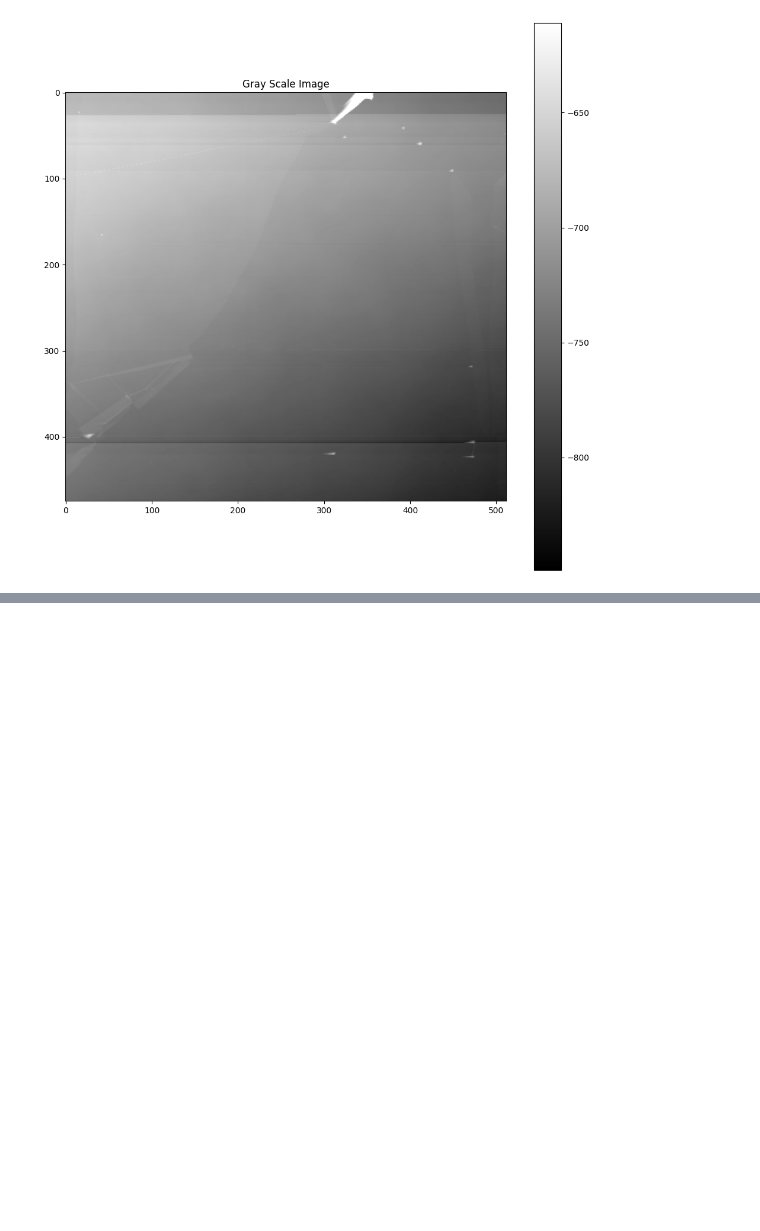
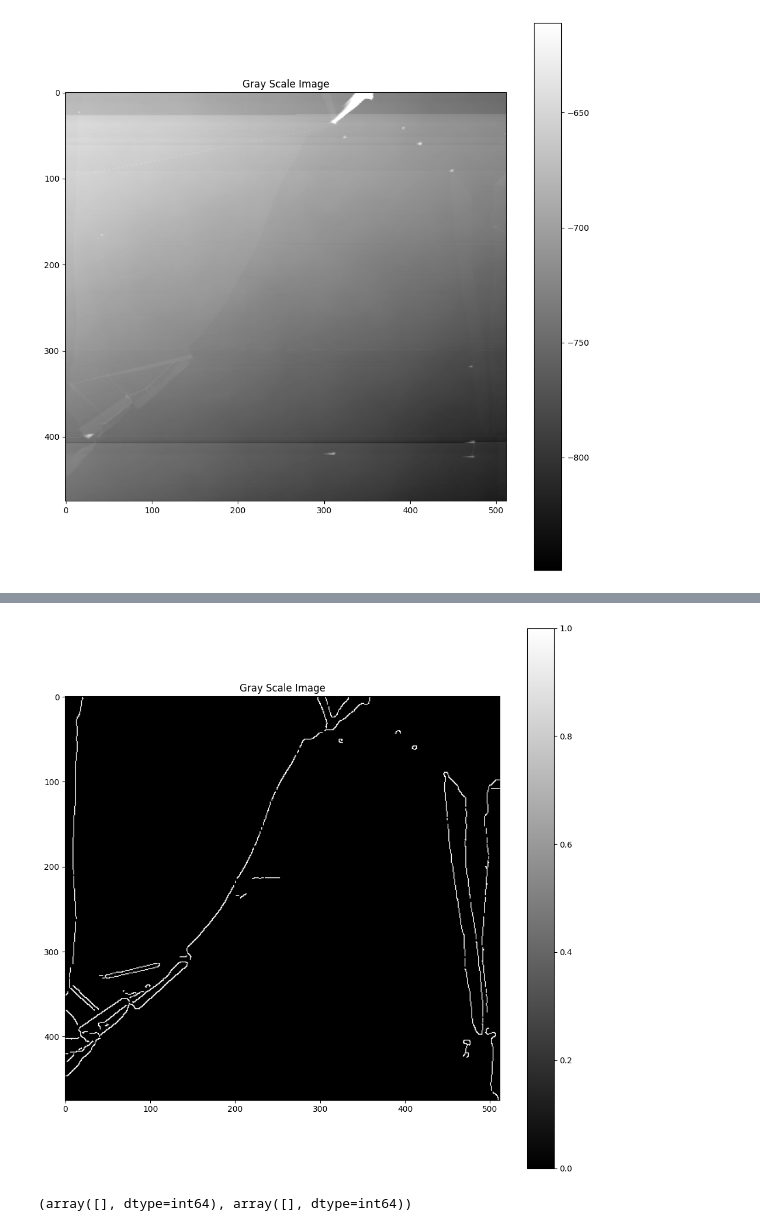
Before and after one commit to SekaiGao/nano-analysis, a Jupyter notebook: nano.ipynb, the cells around one changed output, grey strips where cells are left out. Cells and saved outputs as stored; diff of their text form; code cells hidden in the pictures; blank space fills up the shorter version.

```diff
--- a/nano.ipynb
+++ b/nano.ipynb
@@ -112,0 +121,6 @@ plt.show()
+# %%
+clean_img = morphology.remove_small_objects(diffb!=0, min_size=3)
+# %%
+gray_img(clean_img,0,1)
+# %% [output]
+[figure, added]
@@ -112,0 +145,4 @@ plt.show()
+# %%
+np.where(isolated_points!=False)
+# %% [output]
+(array([], dtype=int64), array([], dtype=int64))
```
Also changed, not shown: parts of 23 cells of this notebook.
